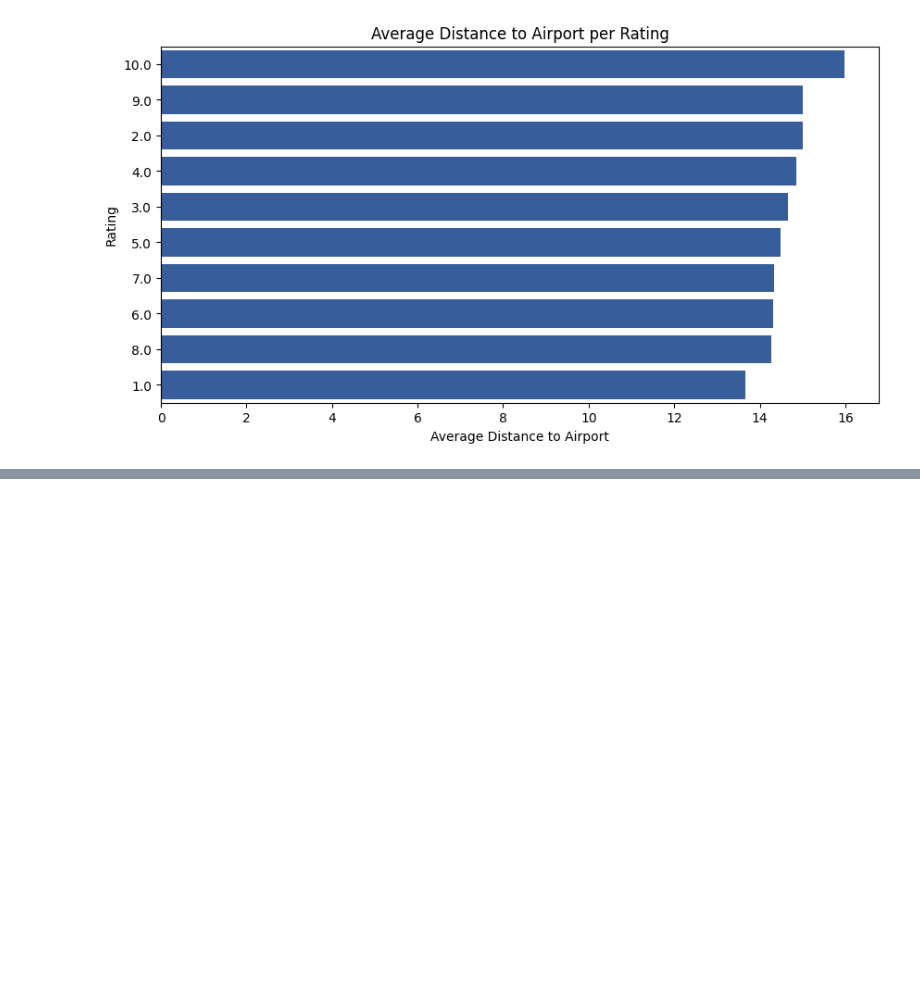
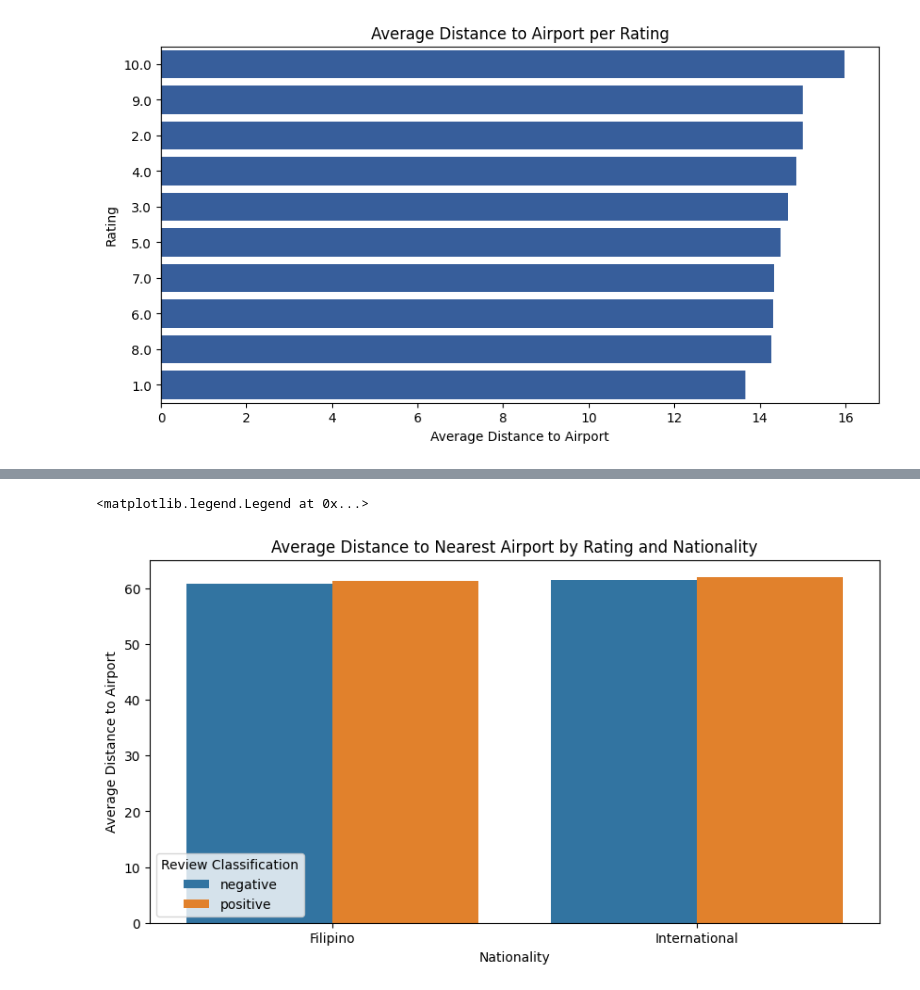
Before and after one commit to ejmasuncion/dsf10_capstone, a Jupyter notebook: eda/location_review_eda.ipynb, the cells around one changed output, grey strips where cells are left out. Saved outputs shown, nothing was run; the diff lists cells and outputs as text; code cells hidden in the pictures; blank space fills up the shorter version.

```diff
--- a/eda/location_review_eda.ipynb
+++ b/eda/location_review_eda.ipynb
@@ -141,0 +176,14 @@ Text(0.5, 0, 'Average Distance to Airport')
+# %%
+df_airport_ave_nationality = df_merge.groupby(by = ['nationality', 'stay'])['ave_airport'].mean().reset_index(name = 'mean')
+df_airport_ave_nationality
+
+fig, ax = plt.subplots(figsize = (10,5))
+sns.barplot(df_airport_ave_nationality, x = 'nationality', y = 'mean', hue = 'stay', width=0.8)
+
+ax.set_title('Average Distance to Nearest Airport by Rating and Nationality')
+ax.set_xlabel('Nationality')
+ax.set_ylabel('Average Distance to Airport')
+ax.legend(title='Review Classification', loc='lower left')
+# %% [output]
+<matplotlib.legend.Legend at 0x...>
+[figure, added]
```
Also changed, not shown: parts of 13 cells of this notebook, 1 other file.
